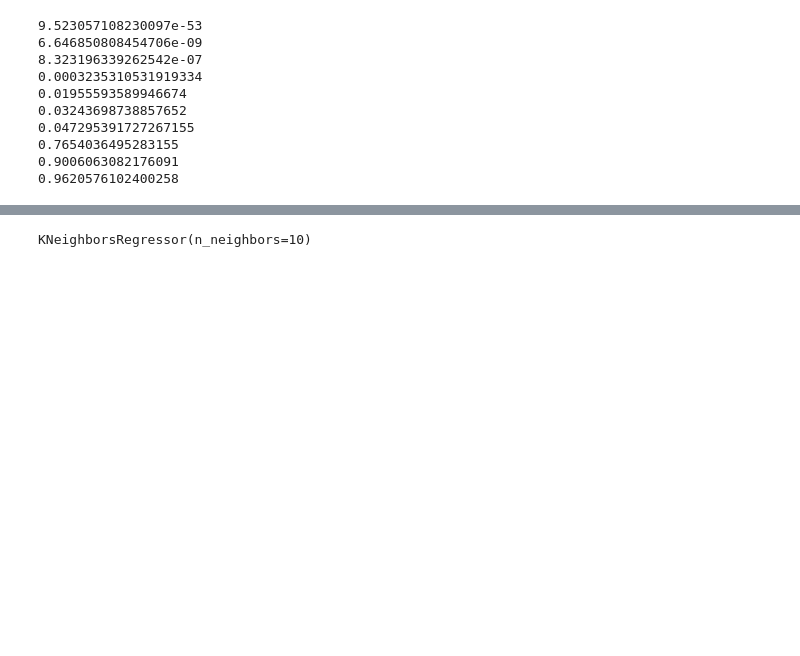
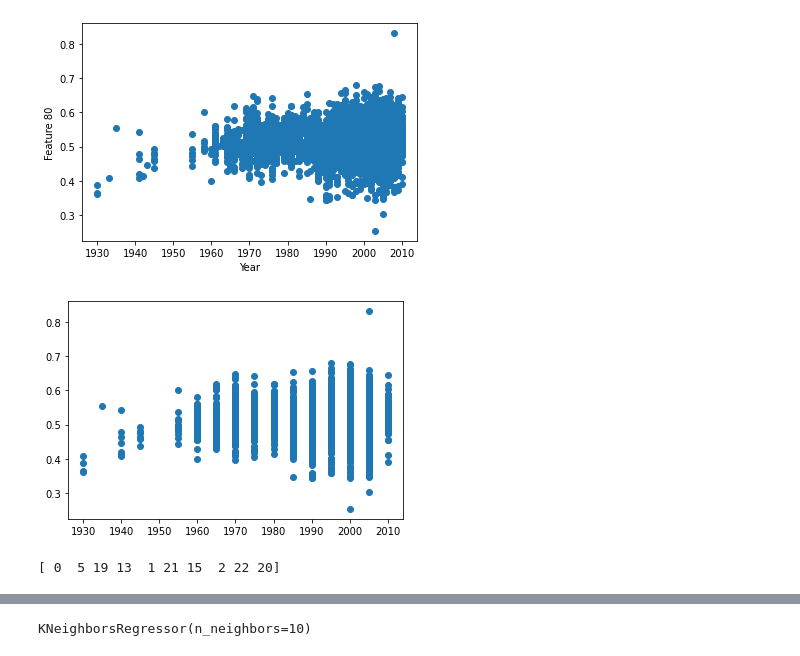
Before and after one commit to selenium-ctn/spring2021-hw8-selincetin, a Jupyter notebook: HW8.ipynb, the cells around one changed output, grey strips where cells are left out. Saved outputs shown, nothing was run; the diff lists cells and outputs as text; code cells hidden in the pictures; blank space fills up the shorter version.

```diff
--- a/HW8.ipynb
+++ b/HW8.ipynb
@@ -24,3 +24,14 @@ def load_data(data_path):
     return features, targets
 # %%
 features, targets = load_data("C:/Users/selin/Documents/GitHub/spring2021-hw8-selincetin/YearPredictionMSD.txt")
+# %%
+min_val = np.amin(targets)
+max_val = np.amax(targets)
+print(min_val, max_val)
+new_years = np.arange(1920, 2016, 5)
+new_years = new_years.tolist()
+new_tar = np.empty((targets.shape))
+for jj, tar in enumerate(targets):
+    for ii, year in enumerate(new_years):
+        if tar >= year and tar < (year + 5):
+            new_tar[jj] = year
@@ -27,31 +58,35 @@ features, targets = load_data("C:/Users/selin/Documents/GitHub/spring2021-hw8-se
+# %%
+plt.scatter(targets[0:10000], features[0:10000, 6])
+plt.xlabel("Year")
+plt.ylabel("Feature 80")
+plt.figure()
+plt.scatter(new_tar[0:10000], features[0:10000, 6])
+plt.show()
+# %% [output]
+[figure, added]
+[figure, added]
 # %%
 #scaler = StandardScaler()
 scaler = MinMaxScaler()
 scaler.fit(features)
 features = scaler.transform(features)
 
-chi_2, p_values = chi2(features, targets)
+train_feat = features[0:463715]
+train_tar = new_tar[0:463715]
+
+chi_2, p_values = chi2(train_feat, train_tar)
 min_10 = np.argsort(p_values)
 min_10 = min_10[0:10]
+print(min_10)
 
 new_feat = np.empty((features.shape[0], 10))
 for ii in range(0, 10):
     new_feat[:,ii] = features[:, min_10[ii]]
-    print(p_values[min_10[ii]])
 
 train_feat = new_feat[0:463715]
 test_feat = new_feat[463715:]
-train_tar = targets[0:463715]
-test_tar = targets[463715:]
+train_tar = new_tar[0:463715]
+test_tar = new_tar[463715:]
 #feat_select = RFE(estimator=KNeighborsRegressor(), n_features_to_select=15, verbose=5)
 # %% [output]
-9.523057108230097e-53
-6.646850808454706e-09
-8.323196339262542e-07
-0.0003235310531919334
-0.01955593589946674
-0.03243698738857652
-0.047295391727267155
-0.7654036495283155
-0.9006063082176091
-0.9620576102400258
+[ 0  5 19 13  1 21 15  2 22 20]
```
Also changed, not shown: parts of 4 cells of this notebook.
